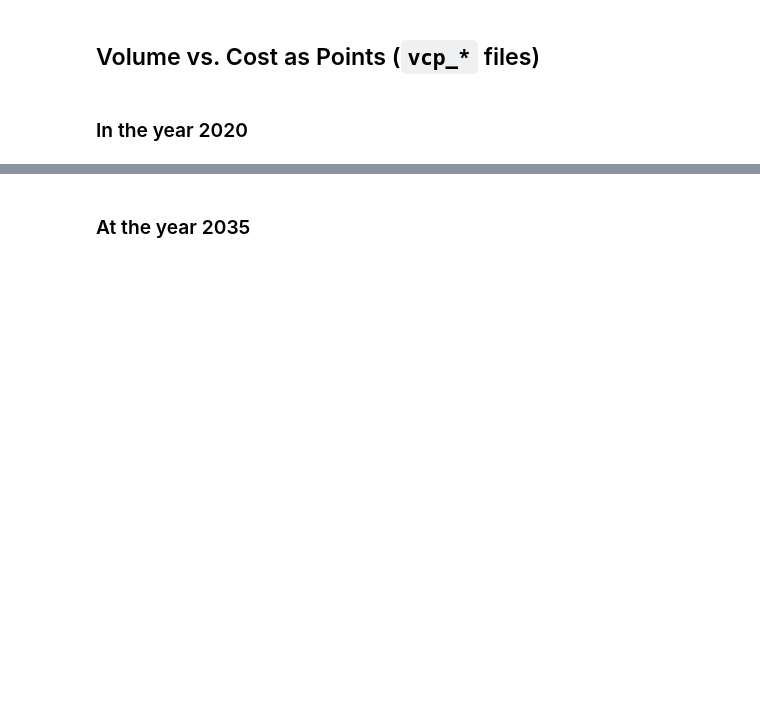
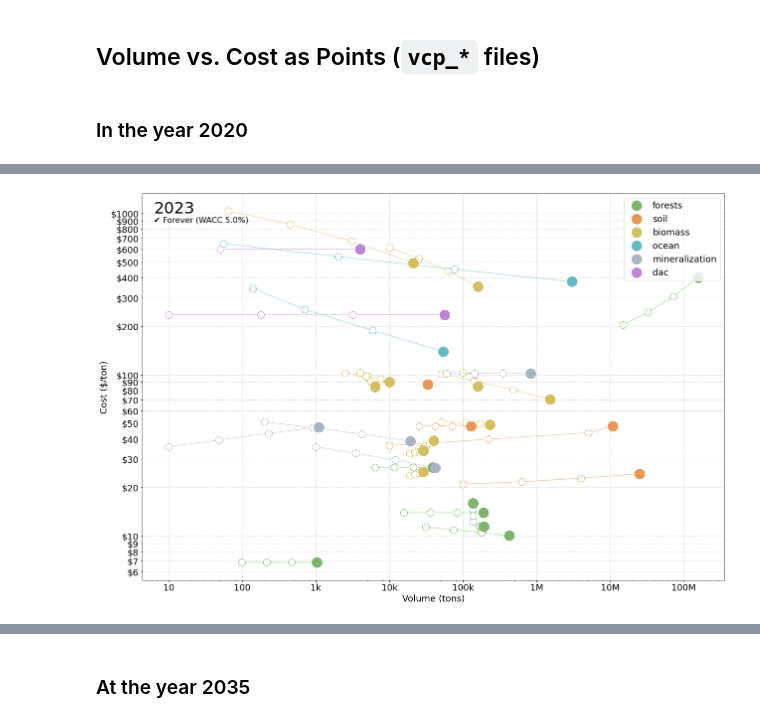
Before and after one commit to yosinski/CDR-Supply-Cost-Curve, a Jupyter notebook: python/210412_carbonplan.ipynb, the cells around one changed output, grey strips where cells are left out. Cells and saved outputs as stored; diff of their text form; code cells hidden in the pictures; blank space fills up the shorter version.

```diff
--- a/python/210412_carbonplan.ipynb
+++ b/python/210412_carbonplan.ipynb
@@ -346,7 +428,8 @@ def nice_vc_axes(skip_x=False):
                ['1', '10', '100', '1k', '10k', '100k', '1M', '10M', '100M', '1G', '10G', '100G'])
     axis(ax)  # Necessary to avoid plot expanding to include all ticks
 # %%
-def plot_vcp(df, start=2020, end=2025, logx=True, logy=True, leak_cost_wacc=None, ax=None, ret_ax=False, save_as=None):
+def plot_vcp(df, start=2020, end=2025, logx=True, logy=True, leak_cost_wacc=None, ax=None,
+             ret_ax=False, do_legend=False, do_text=True, save_as=None):
     '''Plot data from first year to last year, highlighting last year.
 
     If leak_cost_wacc is given (e.g. 1.05 to represent the capital costs or returns 5% per year interest
@@ -364,6 +447,7 @@ def plot_vcp(df, start=2020, end=2025, logx=True, logy=True, leak_cost_wacc=None
         # Add a temporary column for each project's leakage multiplier
         df['leak_cost_mult'] = df.apply(lambda x: get_leak_cost_mult(x['permanence_value'], wacc=leak_cost_wacc), axis=1)
 
+    legend_handles = {tag: None for tag in primary_tags}
     for ii, project in enumerate(df.itertuples()):
         #print('project is', type(project))
         clr = project.clr
@@ -375,9 +459,12 @@ def plot_vcp(df, start=2020, end=2025, logx=True, logy=True, leak_cost_wacc=None
         #plfn(vols[start_ii], costs[start_ii], 'o', mec=clr, mfc='w', ms=14)
         #plfn(vols[start_ii:end_ii+1], costs[start_ii:end_ii+1], '-', c=clr)
         plot(vols[start_ii:end_ii+1], costs[start_ii:end_ii+1], '-o', c=clr_lighter, mec=clr, mfc='w', ms=14)
-        plot(vols[end_ii], costs[end_ii], 'o', mec=clr, mfc=clr, ms=20, zorder=2.5)
-        text(vols[end_ii], costs[end_ii], '   %s' % project.applicant)
+        legend_handles[project.pt], = plot(vols[end_ii], costs[end_ii], 'o', mec=clr, mfc=clr, ms=20, zorder=2.5)
+        if do_text:
+            text(vols[end_ii], costs[end_ii], '   %s' % project.applicant)
     #text(10*.7, 1000, '%s' % end)
+    if do_legend:
+        legend(legend_handles.values(), legend_handles.keys(), loc='upper right')
     annotate('%s' % end, xy=(.02, .94), xycoords='axes fraction', va='bottom', fontsize=32)
     if do_leak:
         annotate('✔️ Forever (WACC %.1f%%)' % ((leak_cost_wacc - 1) * 100), xy=(.02, .94), xycoords='axes fraction', va='top', fontsize=16)
@@ -406,3 +497,10 @@ plot_vcp(df[sel], end=2020, leak_cost_wacc=1.05, save_as='vcp_2020_leak1.05')
+# %%
+#TMPPPPPPPPPP
+figsize(18,12)
+sel = (df.valid_vc & (df.projection_group == 'company'))
+plot_vcp(df[sel], end=2023, leak_cost_wacc=1.05, do_text=False, do_legend=True, save_as='vcp_2020_leak1.05')
+# %% [output]
+[figure, added]
 # %%
 figsize(18,12)
 sel = (df.valid_vc & (df.projection_group == 'company'))
```
Also changed, not shown: parts of 22 cells of this notebook, 1 other file.
